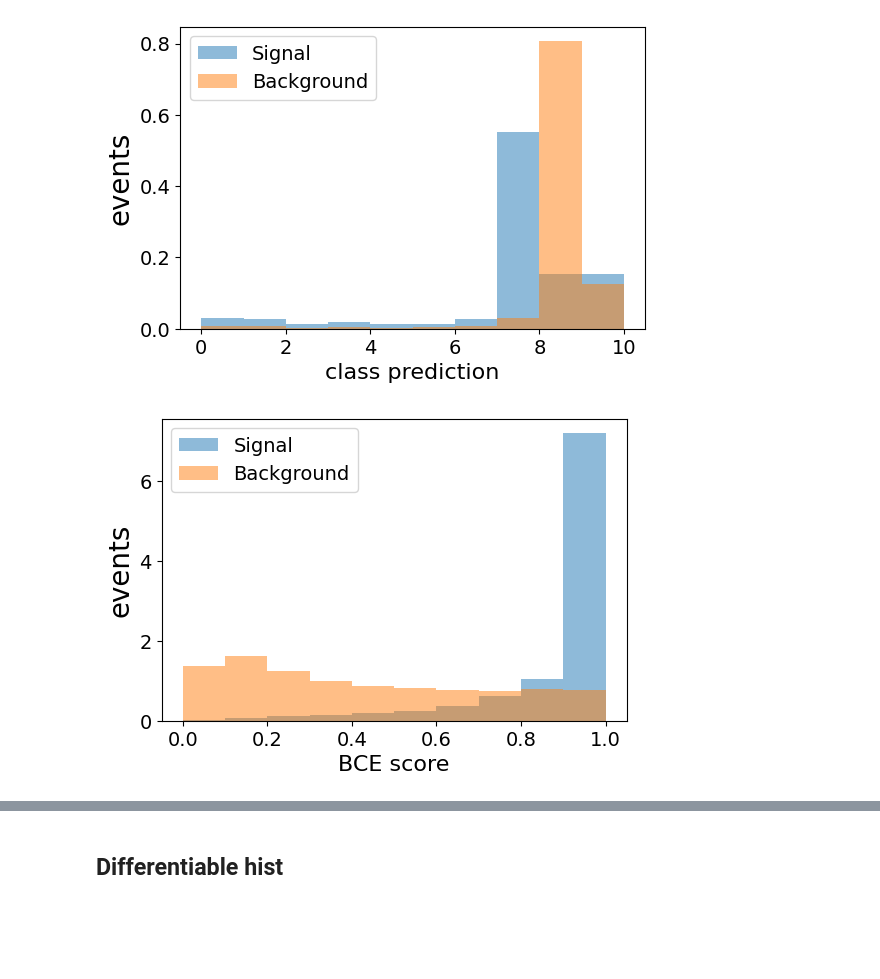
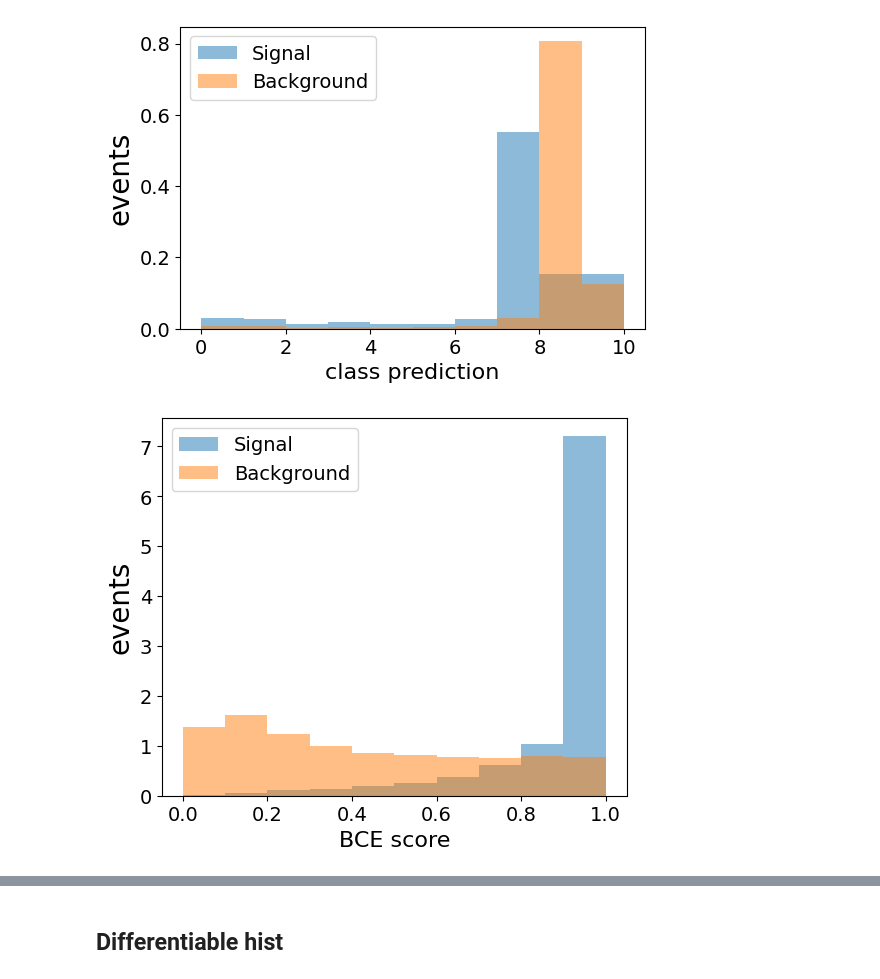
Before and after one commit to llayer/cmsopen, a Jupyter notebook: inferno/nbs/plot_inferno.ipynb, the cells around one changed output, grey strips where cells are left out. Cells and saved outputs as stored; diff of their text form; code cells hidden in the pictures; blank space fills up the shorter version.

Commit message:
add final plots

```diff
--- a/inferno/nbs/plot_inferno.ipynb
+++ b/inferno/nbs/plot_inferno.ipynb
@@ -13,7 +13,7 @@ sys.path.insert(0,'..')
 from plotting.plot import *
 from inference.fit import *
 # %%
-figure_folder = "/home/centos/cmsopen/inferno/figures_thesis2/"
+figure_folder = "/home/centos/cmsopen/inferno/figures_thesis3/"
 # %% [markdown]
 ## No Syst
 # %%
@@ -66,15 +66,15 @@ plt.savefig(figure_folder + "inferno_output.pdf", bbox_inches="tight")
 # %%
 val_bkg = bkg[bkg["is_train"]==False]["bce"]
 val_sig = sig[sig["is_train"]==False]["bce"]
-plt.figure(dpi=100)#dpi=150)
+plt.figure(figsize=(6,5), dpi=100)#dpi=150)
 plt.hist(val_sig, density=True, alpha=0.5, bins=10, range=[0,1], label="Signal")
 plt.hist(val_bkg, density=True, alpha=0.5, bins=10, range=[0,1], label="Background")
 plt.xlabel("BCE score", fontsize=16)
 plt.ylabel(r"events", fontsize=20)
 plt.legend(loc="upper left", prop={'size': 14})
 plt.savefig(figure_folder + "bce_output.pdf", bbox_inches="tight")
 # %% [output]
-[figure, old version]
+[figure, new version]
 # %%
 path = "/home/centos/mount_point/data/artificial_experiments/nosyst/"
 bce_asimov_scan = load_scan( path + "/fit/bce_asimov" )
```
Also changed, not shown: parts of 6 cells of this notebook, 4 other files.
